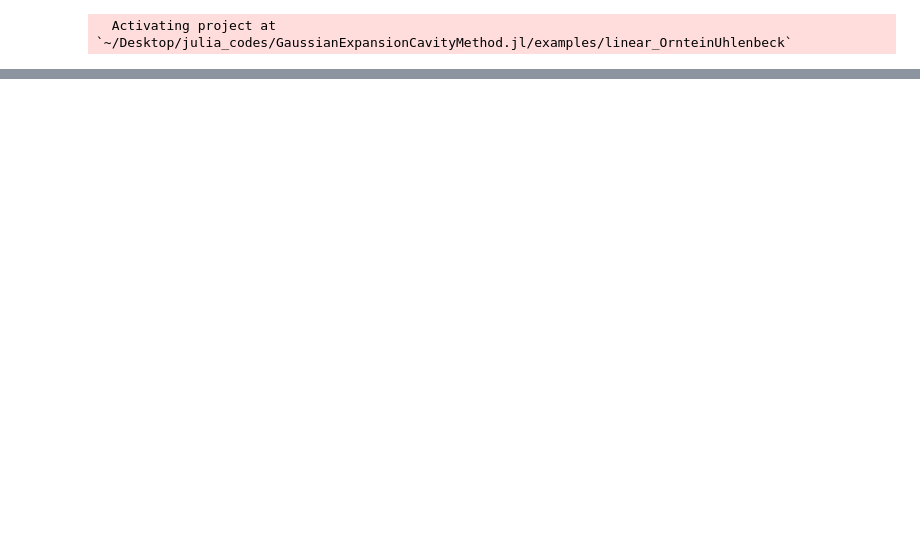
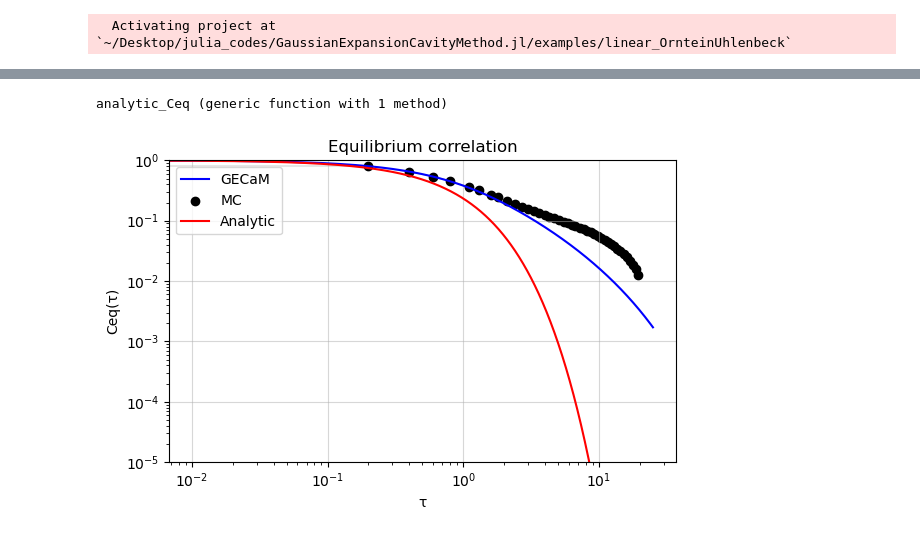
Before and after one commit to Mattiatarabolo/GaussianExpansionCavityMethod.jl, a Jupyter notebook: examples/linear_OrnteinUhlenbeck/test.ipynb, the cells around one changed output, grey strips where cells are left out. Drawn from its saved outputs; the diff is of its cells as text; code cells hidden in the pictures; blank space fills up the shorter version.

```diff
--- a/examples/linear_OrnteinUhlenbeck/test.ipynb
+++ b/examples/linear_OrnteinUhlenbeck/test.ipynb
@@ -195,0 +167,59 @@ UndefVarError: UndefVarError: `C` not defined
+# %%
+teq = 5.0
+teq_idx = argmin(abs.(tsave_mc .- teq))
+
+model = OUModel(K, Jmat, lambdas, D)
+
+dt_G = 1e-2
+
+T_G = Int((tmax-teq)/dt_G)
+nodes = run_cavity_EQ(model, dt_G, T_G; showprogress=true)
+
+C, R = compute_averages(nodes, model, T_G);
+# %%
+using QuadGK
+
+fint(t, x, J, l, a) = sqrt(a^2 - x^2) / (1 - x^2) * exp(J * x * t) / (l - J * x)
+
+function analytic_Ceq_RRG(t, K, J, lam, D)
+    a = 2 * sqrt(K - 1) / K
+    int, err = quadgk(x -> D * K * exp(- lam * t) / (2 * pi) * fint(t, x, J, lam, a), -a, a)
+end
+# %% [output]
+analytic_Ceq (generic function with 1 method)
+# %%
+lagvec_mc = exp10.(collect(range(log10(0.0000001), log10((tmax-teq) * 0.98); length=500)))
+lagidxs_mc = [argmin(abs.(view(tsave_mc,teq_idx:T_mc) .- t)) for t in lagvec_mc]
+# Remvoe duplicates
+lagidxs_mc = unique(lagidxs_mc)
+lagvec_mc = tsave_mc[lagidxs_mc]
+
+tvec_G = collect(range(0, T_G*dt_G, length=T_G + 1))
+
+Ceq_analytic = zeros(T_G + 1)
+for (idx, t) in enumerate(tvec_G)
+    Ceq_analytic[idx], _ = analytic_Ceq(t, K, J, lam, D)
+end
+
+autocorr_traj, err_autocorr_traj, l_idx = compute_autocorr(traj_alls, teq_idx; lag_indices=lagidxs_mc)
+lagvec_mc = tsave_mc[l_idx]
+
+fig, ax = plt.subplots(1, 1, figsize=(6, 4), tight_layout=true)
+
+# Plot correlations
+ax.plot(tvec_G, C, color="blue", label="GECaM")
+ax.scatter(lagvec_mc, autocorr_traj, color="black", label="MC")
+ax.fill_between(lagvec_mc, autocorr_traj .- err_autocorr_traj, autocorr_traj .+ err_autocorr_traj, color="black", alpha=0.1)
+ax.plot(tvec_G, Ceq_analytic ./ Ceq_analytic[1], color="red", label="Analytic")
+ax.legend()
+ax.set_xlabel("τ")
+ax.set_ylabel("Ceq(τ)")
+ax.set_title("Equilibrium correlation")
+ax.set_yscale("log")
+ax.set_xscale("log")
+ax.set_ylim(1e-5, 1.0)
+ax.grid(alpha=.5)
+
+plt.display(fig)
+# %% [output]
+[figure, added]
```
Also changed, not shown: parts of 17 cells of this notebook, 10 other files.
